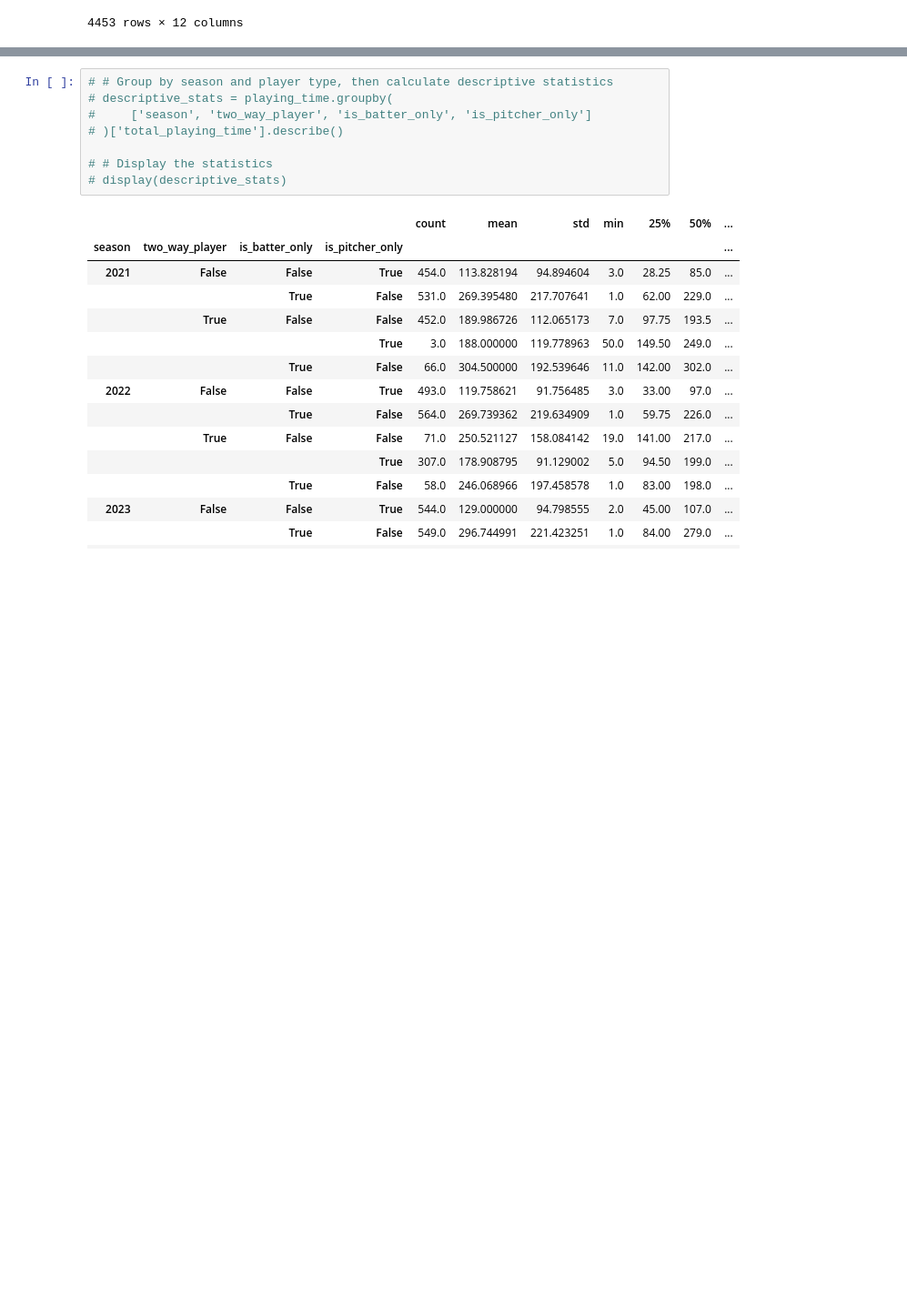
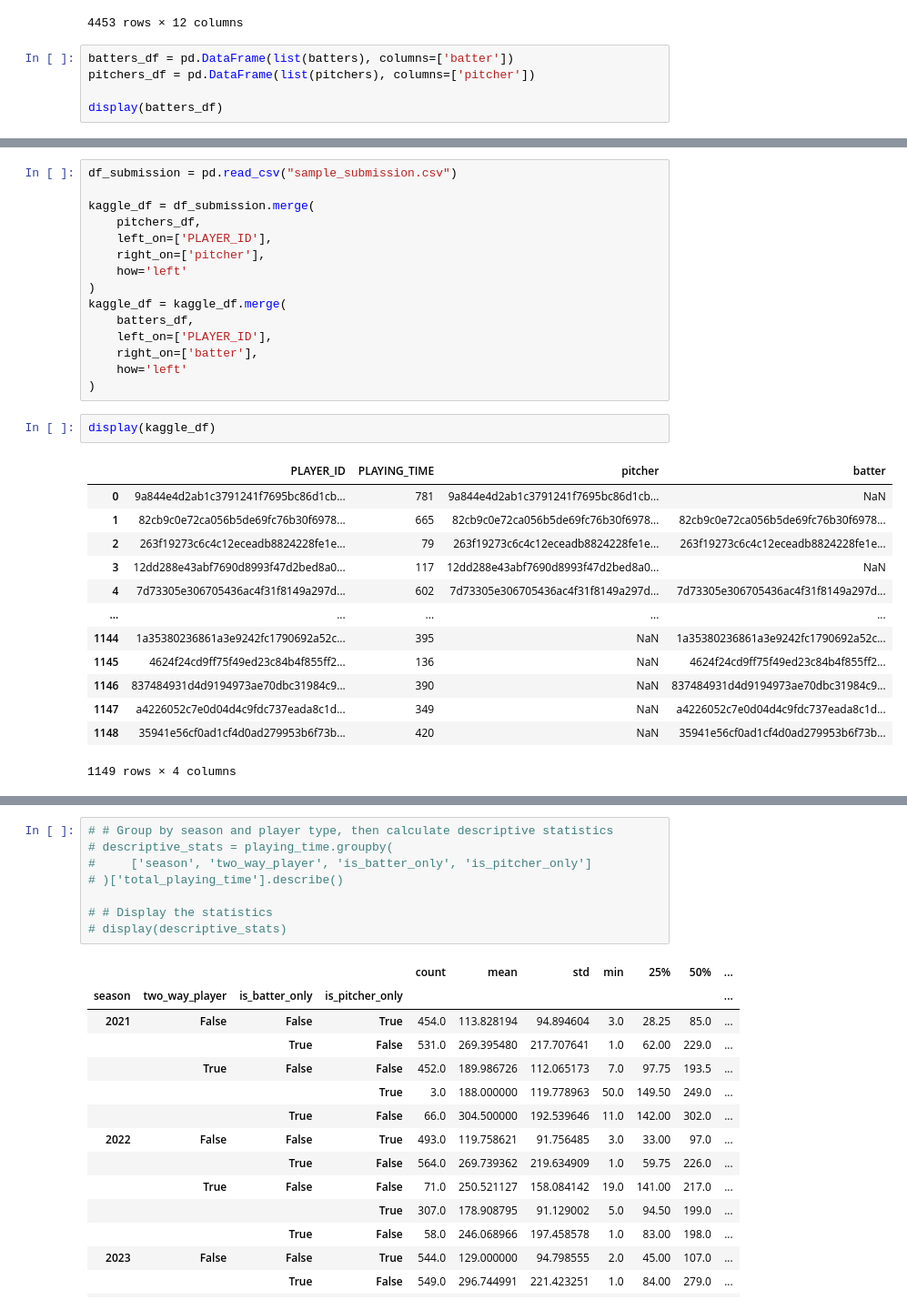
Before and after one commit to Siddhant0125/Cincinnati_Reds_Hackathon, a Jupyter notebook: Hackathon_Notebook.ipynb, the cells around one changed output, grey strips where cells are left out. Shown: that part at 91% size. Saved outputs shown, nothing was run; the diff lists cells and outputs as text; blank space fills up the shorter version.

```diff
--- a/Hackathon_Notebook.ipynb
+++ b/Hackathon_Notebook.ipynb
@@ -126,3 +126,8 @@ display(playing_time.sort_values(by="total_playing_time", ascending=False))
 | 711 | 78576937fe7d731544ca5bd0f668e5f6b... | 2021 | 1.0 | 1.0 | 6.0 | 0.0 | ... |
 | 2064 | 63200c77bdf4e7b5235cad1f2b6a238cc... | 2022 | 1.0 | 1.0 | 8.0 | 0.0 | ... |
 4453 rows × 12 columns
+# %%
+batters_df = pd.DataFrame(list(batters), columns=['batter'])
+pitchers_df = pd.DataFrame(list(pitchers), columns=['pitcher'])
+
+display(batters_df)
@@ -128,0 +148,31 @@ display(playing_time.sort_values(by="total_playing_time", ascending=False))
+# %%
+df_submission = pd.read_csv("sample_submission.csv")
+
+kaggle_df = df_submission.merge(
+    pitchers_df,
+    left_on=['PLAYER_ID'],
+    right_on=['pitcher'],
+    how='left'
+)
+kaggle_df = kaggle_df.merge(
+    batters_df,
+    left_on=['PLAYER_ID'],
+    right_on=['batter'],
+    how='left'
+)
+# %%
+display(kaggle_df)
+# %% [output]
+|  | PLAYER_ID | PLAYING_TIME | pitcher | batter |
+| 0 | 9a844e4d2ab1c3791241f7695bc86d1cb... | 781 | 9a844e4d2ab1c3791241f7695bc86d1cb... | NaN |
+| 1 | 82cb9c0e72ca056b5de69fc76b30f6978... | 665 | 82cb9c0e72ca056b5de69fc76b30f6978... | 82cb9c0e72ca056b5de69fc76b30f6978... |
+| 2 | 263f19273c6c4c12eceadb8824228fe1e... | 79 | 263f19273c6c4c12eceadb8824228fe1e... | 263f19273c6c4c12eceadb8824228fe1e... |
+| 3 | 12dd288e43abf7690d8993f47d2bed8a0... | 117 | 12dd288e43abf7690d8993f47d2bed8a0... | NaN |
+| 4 | 7d73305e306705436ac4f31f8149a297d... | 602 | 7d73305e306705436ac4f31f8149a297d... | 7d73305e306705436ac4f31f8149a297d... |
+| ... | ... | ... | ... | ... |
+| 1144 | 1a35380236861a3e9242fc1790692a52c... | 395 | NaN | 1a35380236861a3e9242fc1790692a52c... |
+| 1145 | 4624f24cd9ff75f49ed23c84b4f855ff2... | 136 | NaN | 4624f24cd9ff75f49ed23c84b4f855ff2... |
+| 1146 | 837484931d4d9194973ae70dbc31984c9... | 390 | NaN | 837484931d4d9194973ae70dbc31984c9... |
+| 1147 | a4226052c7e0d04d4c9fdc737eada8c1d... | 349 | NaN | a4226052c7e0d04d4c9fdc737eada8c1d... |
+| 1148 | 35941e56cf0ad1cf4d0ad279953b6f73b... | 420 | NaN | 35941e56cf0ad1cf4d0ad279953b6f73b... |
+1149 rows × 4 columns
```
Also changed, not shown: parts of 7 cells of this notebook.
